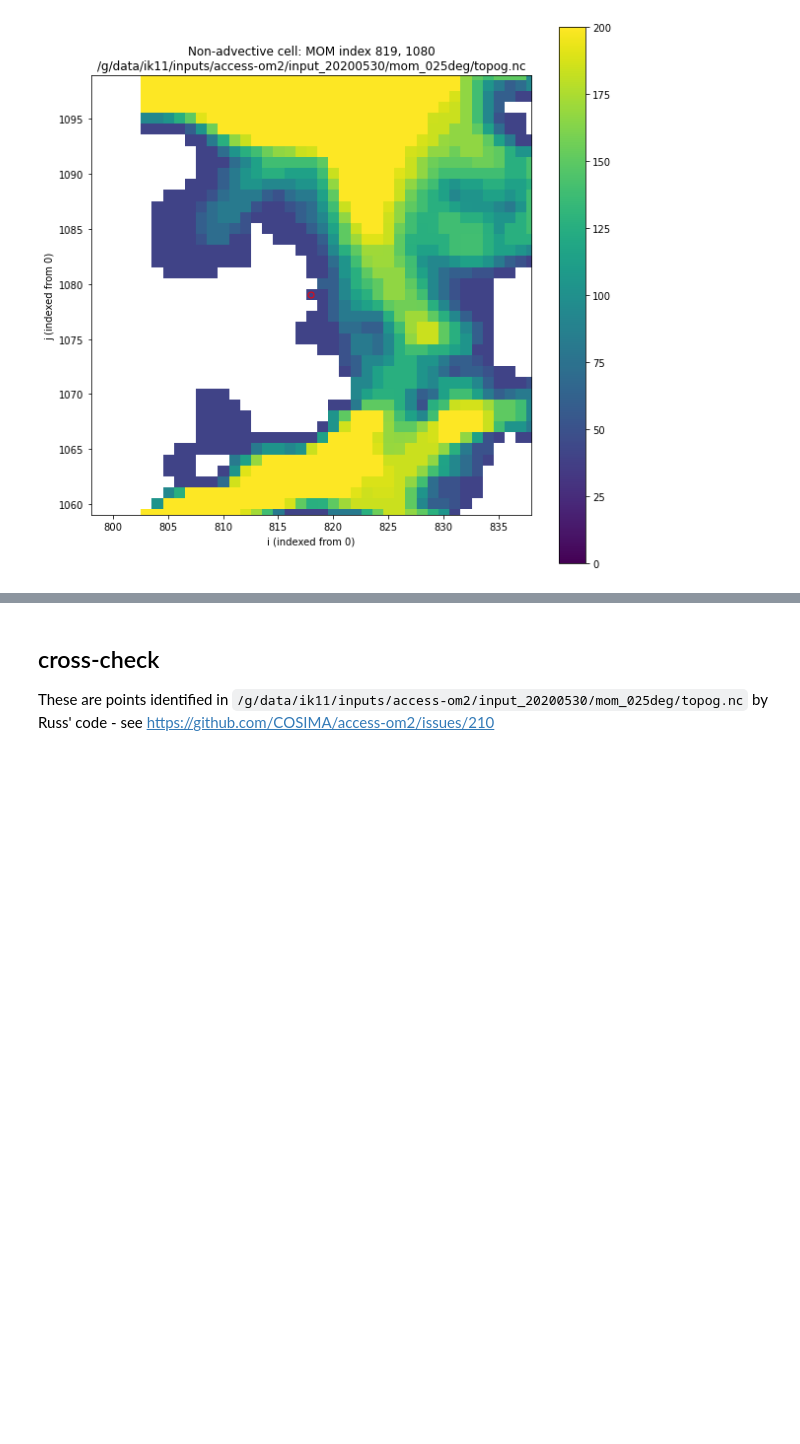
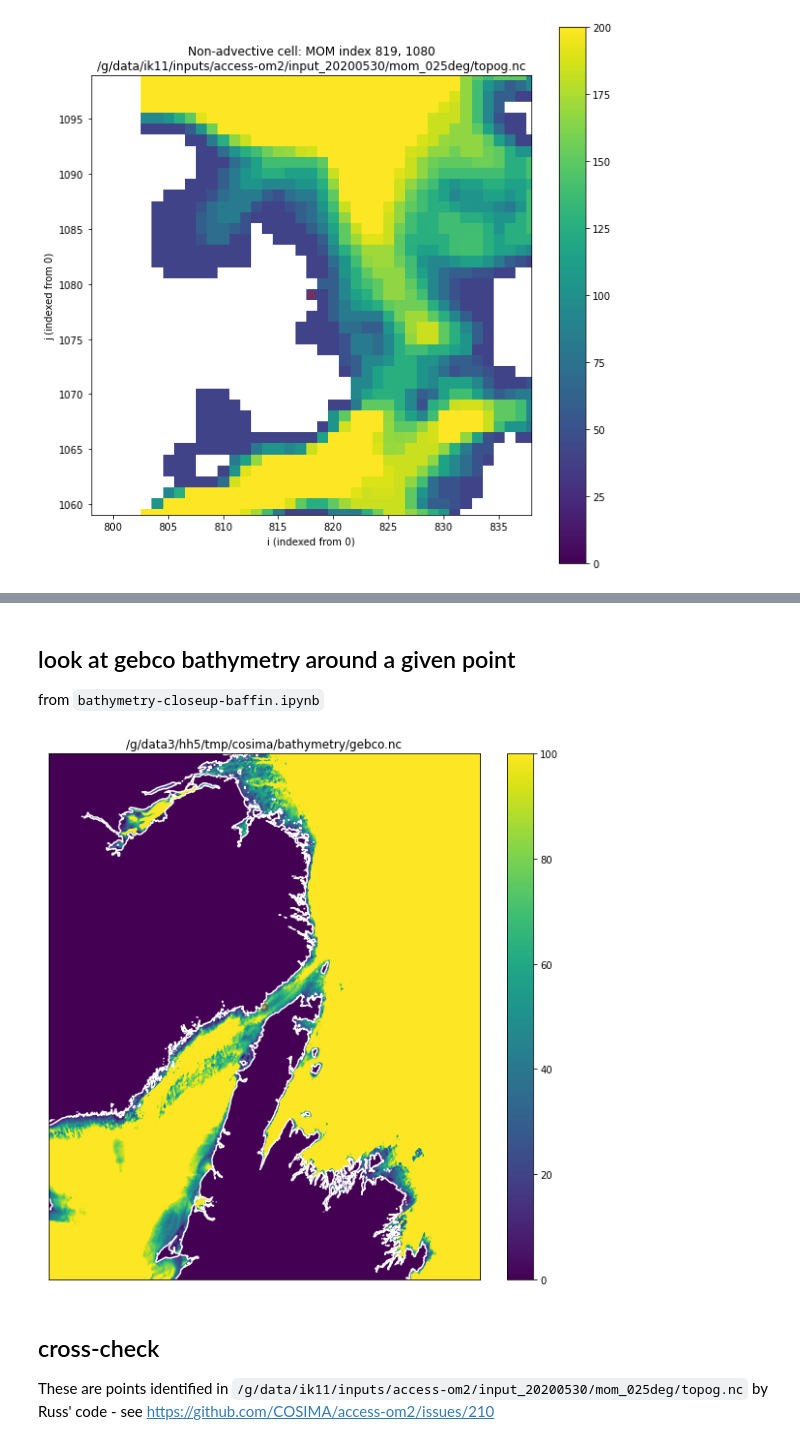
Before and after one commit to aekiss/notebooks, a Jupyter notebook: non-advective.ipynb, the cells around one changed output, grey strips where cells are left out. Saved outputs shown, nothing was run; the diff lists cells and outputs as text; code cells hidden in the pictures; blank space fills up the shorter version.

Commit message:
show gebco bathymetry in non-advective.ipynb

```diff
--- a/non-advective.ipynb
+++ b/non-advective.ipynb
@@ -163,3 +163,52 @@ cells with a non-advective edge: [(176, 553), (176, 554), (816, 651), (893, 739)
+# %% [markdown]
+## look at gebco bathymetry around a given point
+from `bathymetry-closeup-baffin.ipynb`
+# %%
+file2 = '/g/data/ik11/inputs/access-om2/input_20200530/mom_025deg/ocean_hgrid.nc'
+data2 = nc.Dataset(file2)
+lons = data2.variables['x'][::2,::2]
+lats = data2.variables['y'][::2,::2]
+# %%
+# this is really slow!
+gebcofile = '/g/data3/hh5/tmp/cosima/bathymetry/gebco.nc'
+gebcodata = nc.Dataset(gebcofile)
+gebcodepth = -gebcodata.variables['height'][:,:]
+gebcolat = gebcodata.variables['lat'][:]
+gebcolon = gebcodata.variables['lon'][:]
+# %%
+i,j = 893, 739
+
+jgebco = (np.abs(gebcolat - lats[j,i])).argmin()
+igebco = (np.abs(gebcolon - lons[j,i])).argmin()
+
+jgebcoa = (np.abs(gebcolat - lats[j-margin,i-margin])).argmin()
+igebcoa = (np.abs(gebcolon - lons[j-margin,i-margin])).argmin()
+
+jgebcob = (np.abs(gebcolat - lats[j+margin,i+margin])).argmin()
+igebcob = (np.abs(gebcolon - lons[j+margin,i+margin])).argmin()
+
+igebcomin = min(igebcoa, igebcob)
+jgebcomin = min(jgebcoa, jgebcob)
+igebcomax = max(igebcoa, igebcob)
+jgebcomax = max(jgebcoa, jgebcob)
+# %%
+gebcodepthplot = gebcodepth[jgebcomin:jgebcomax,igebcomin:igebcomax]
+# gebcodepthplot[gebcodepthplot<0.0] = np.float64(np.nan)
+# %%
+plt.figure(figsize=(10,10))
+plt.imshow(gebcodepthplot, vmin=0, vmax=100, origin='lower',aspect='auto')
+plt.colorbar()
+plt.contour(gebcodepthplot,[0],colors='w')
+plt.scatter(igebco-igebcomin,jgebco-jgebcomin, facecolors='none', edgecolors='r')
+plt.title(gebcofile)
+plt.gca().axes.get_xaxis().set_ticks([])
+plt.gca().axes.get_yaxis().set_ticks([]);
+# plt.xlabel('i')
+# plt.ylabel('j')
+figfname = 'gebco'+'_'+str(i+1)+'_'+str(j+1)+'.png'
+plt.savefig(figfname,dpi=100, bbox_inches="tight")
+# %% [output]
+[figure, added]
 # %% [markdown]
 ## cross-check
 These are points identified in `/g/data/ik11/inputs/access-om2/input_20200530/mom_025deg/topog.nc` by Russ' code - see https://github.com/COSIMA/access-om2/issues/210
```
Also changed, not shown: parts of 1 cell of this notebook.
